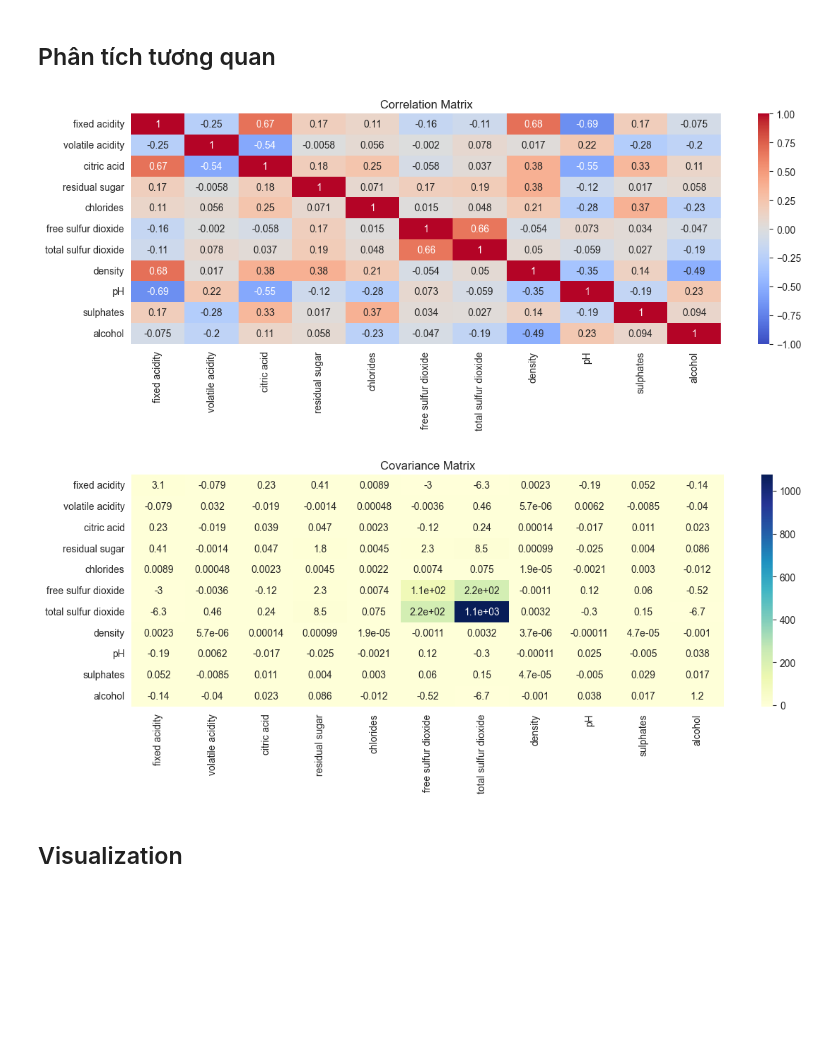
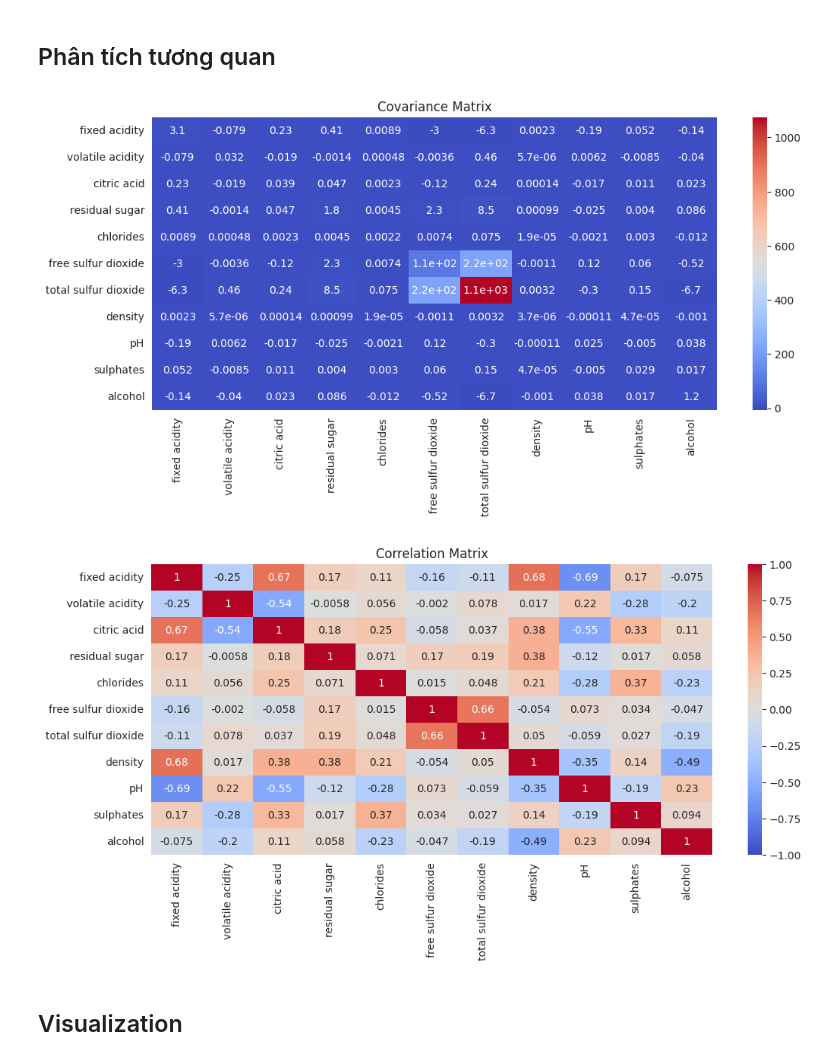
Before and after one commit to ducan0206/Multivariate-Statistical-Analysis, a Jupyter notebook: notebooks/01_descriptive_stats.ipynb, the cells around one changed output. Cells and saved outputs as stored; diff of their text form; code cells hidden in the pictures; blank space fills up the shorter version.

```diff
--- a/notebooks/01_descriptive_stats.ipynb
+++ b/notebooks/01_descriptive_stats.ipynb
@@ -124,37 +118,31 @@ alcohol                      1.240395        1.081722    1.113730
 # %% [markdown]
 ## Phân tích tương quan
 # %%
-# Correlation Matrix & Correlation
+# Covariance Matrix & Correlation Matrix
 var_list = features.columns.tolist()
 p = len(var_list)
 
+cov_matrix = np.zeros((p, p))
 corr_matrix = np.zeros((p, p))
-cov_matrix = np.zeros((p, p))
-
 for i, vi in enumerate(var_list):
     for j, vj in enumerate(var_list):
         cov_matrix[i, j] = covariance(features[vi], features[vj], is_population=False)
         corr_matrix[i, j] = correlation(features[vi], features[vj])
 
-cov_df = pd.DataFrame(cov_matrix, index=var_list, columns=var_list)
-corr_df = pd.DataFrame(corr_matrix, index=var_list, columns=var_list)
-
 plt.figure(figsize=(12, 5))
 plt.subplot(1, 1, 1)
-sns.heatmap(corr_df, annot=True, cmap="coolwarm", vmin=-1, vmax=1)
-plt.title("Correlation Matrix")
-plt.tight_layout()
+sns.heatmap(cov_matrix, annot=True, xticklabels=var_list, yticklabels=var_list, cmap="coolwarm")
+plt.title("Covariance Matrix")
 plt.show()
 
 plt.figure(figsize=(12, 5))
 plt.subplot(1, 1, 1)
-sns.heatmap(cov_df, annot=True, cmap="YlGnBu")
-plt.title("Covariance Matrix")
-plt.tight_layout()
+sns.heatmap(corr_matrix, annot=True, xticklabels=var_list, yticklabels=var_list, cmap="coolwarm", vmin=-1, vmax=1)
+plt.title("Correlation Matrix")
 plt.show()
 # %% [output]
-[figure, old version]
+[figure, new version]
-[figure, old version]
+[figure, new version]
 # %% [markdown]
 ## Visualization
 # %%
```
Also changed, not shown: parts of 9 cells of this notebook.
